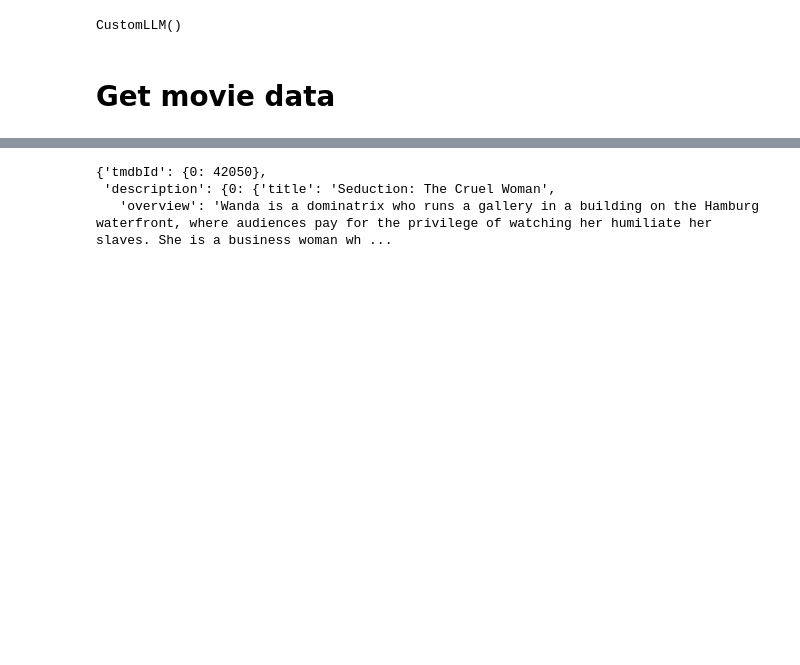
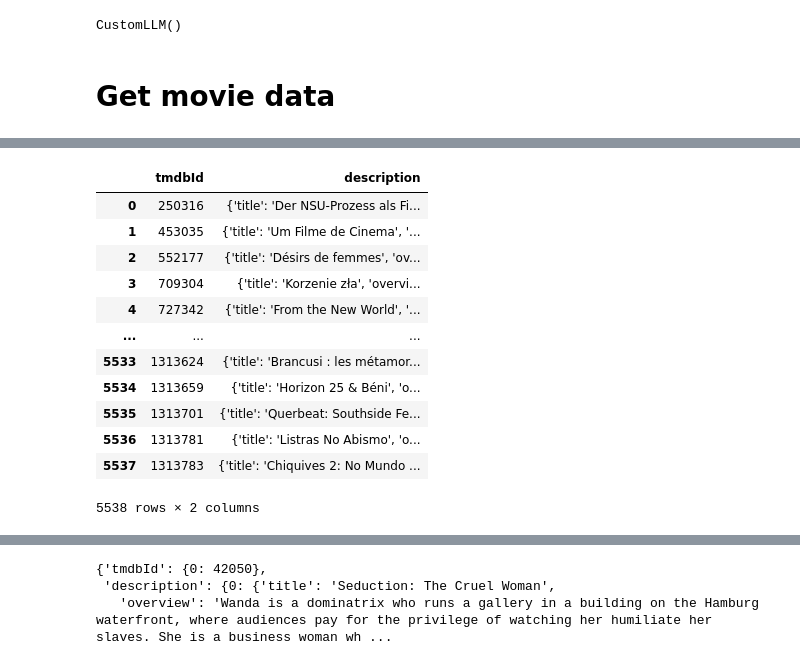
Before and after one commit to olonok69/LLM_Notebooks, a Jupyter notebook: RAG/Knowledge_Graph/2_Extract_themes_Microsoft_Phi3.ipynb, the cells around one changed output, grey strips where cells are left out. Drawn from its saved outputs; the diff is of its cells as text; code cells hidden in the pictures; blank space fills up the shorter version.

```diff
--- a/RAG/Knowledge_Graph/2_Extract_themes_Microsoft_Phi3.ipynb
+++ b/RAG/Knowledge_Graph/2_Extract_themes_Microsoft_Phi3.ipynb
@@ -140,0 +147,7 @@ len(movie_info)
+# %%
+gds.run_cypher(
+    """MATCH (m:Movie)
+       WHERE NOT EXISTS {(m)-[:HAS_THEME]->()}
+       AND trim(m.overview) = ''
+       RETURN m.tmdbId AS tmdbId, m{.title, .overview} AS description""" )
+# %% [output]
@@ -140,0 +155,13 @@ len(movie_info)
+|  | tmdbId | description |
+| 0 | 250316 | {'title': 'Der NSU-Prozess als Fi... |
+| 1 | 453035 | {'title': 'Um Filme de Cinema', '... |
+| 2 | 552177 | {'title': 'Désirs de femmes', 'ov... |
+| 3 | 709304 | {'title': 'Korzenie zła', 'overvi... |
+| 4 | 727342 | {'title': 'From the New World', '... |
+| ... | ... | ... |
+| 5533 | 1313624 | {'title': 'Brancusi : les métamor... |
+| 5534 | 1313659 | {'title': 'Horizon 25 & Béni', 'o... |
+| 5535 | 1313701 | {'title': 'Querbeat: Southside Fe... |
+| 5536 | 1313781 | {'title': 'Listras No Abismo', 'o... |
+| 5537 | 1313783 | {'title': 'Chiquives 2: No Mundo ... |
+5538 rows × 2 columns
```
Also changed, not shown: parts of 20 cells of this notebook.
